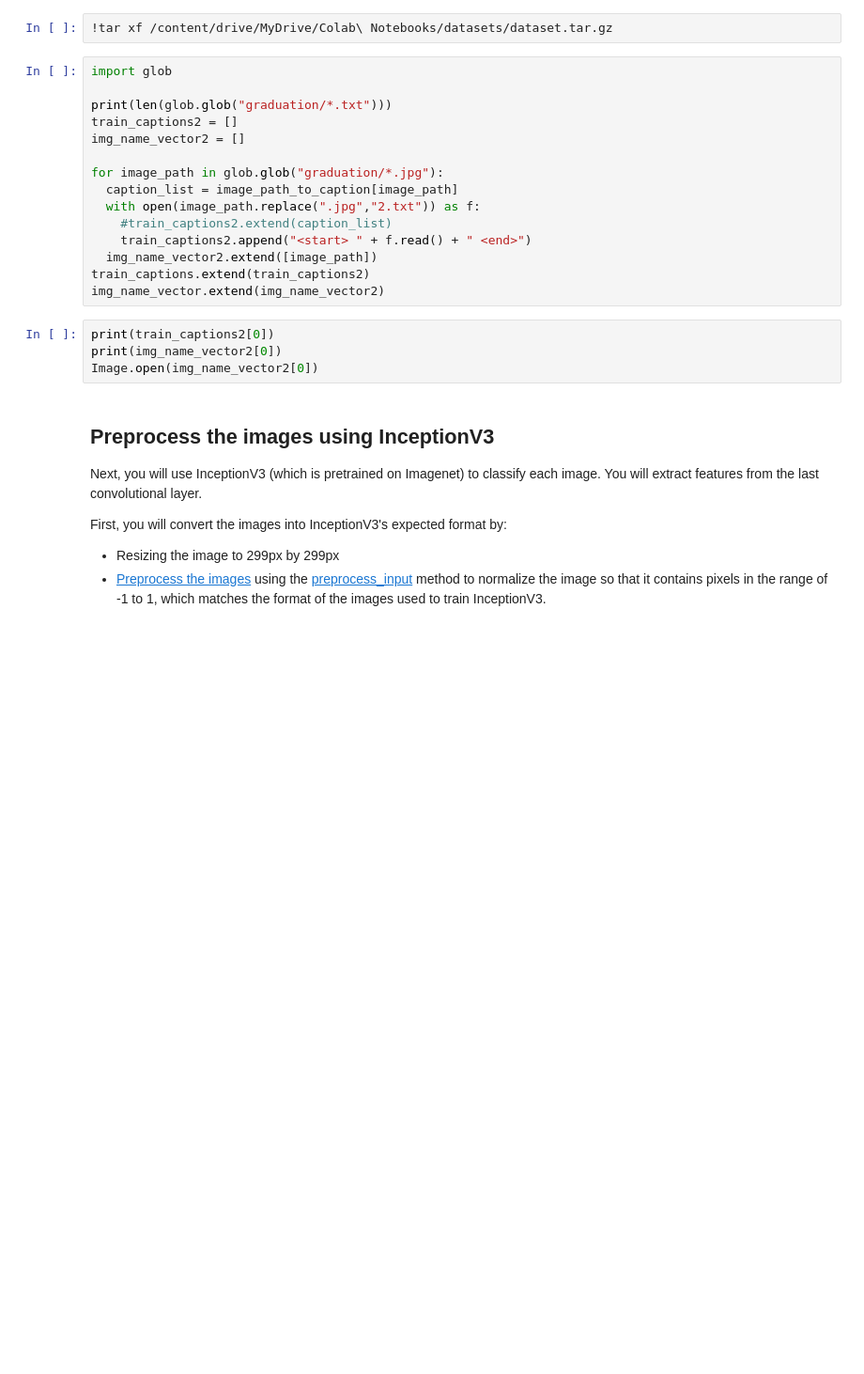
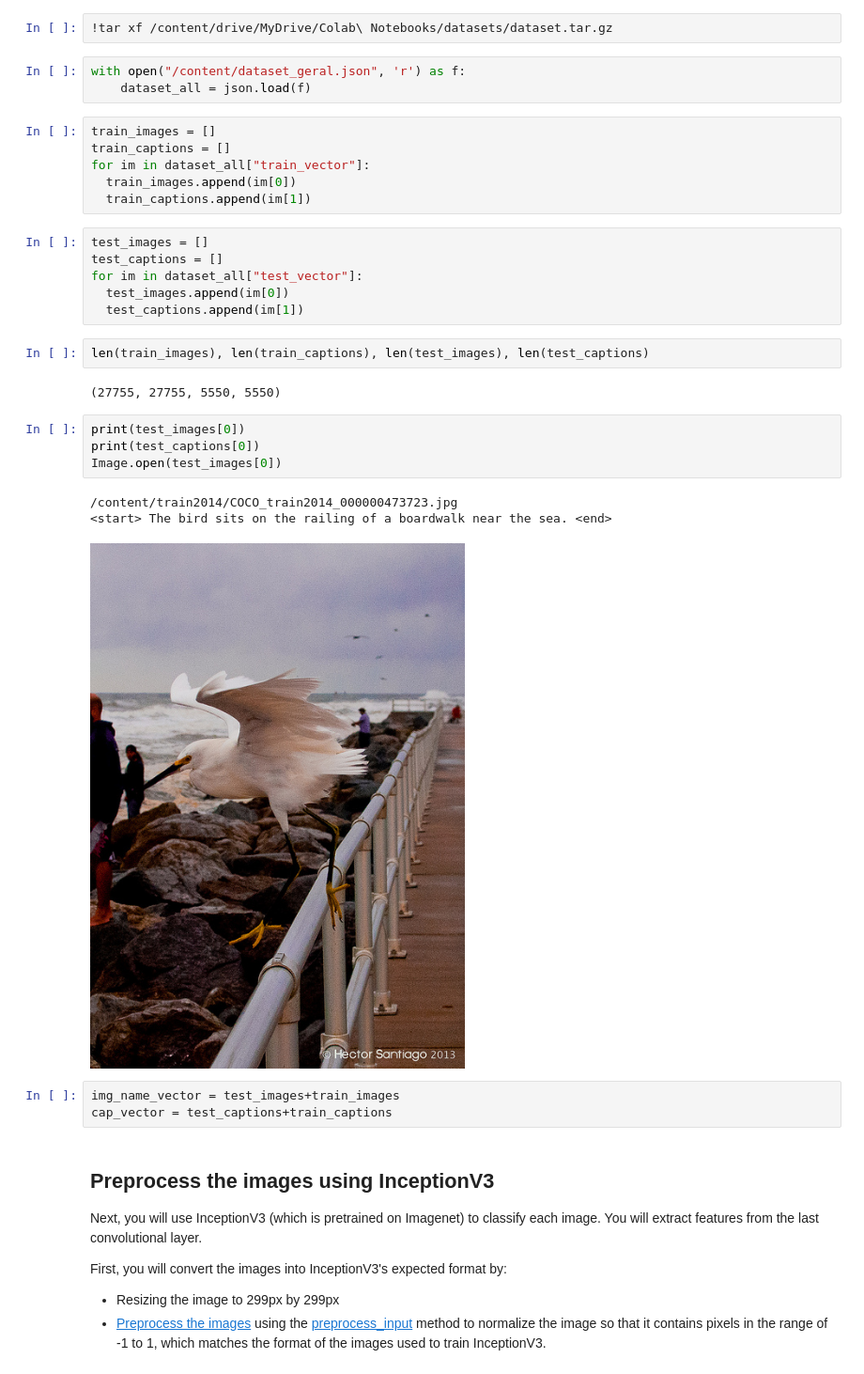
Before and after one commit to lucaswamser/imageDescriptionModels, a Jupyter notebook: attention_model.ipynb, the cells around one changed output. Shown at 94% size. Cells and saved outputs as stored; diff of their text form; blank space fills up the shorter version.

```diff
--- a/attention_model.ipynb
+++ b/attention_model.ipynb
@@ -80,24 +38,35 @@ drive.mount('/content/drive')
 # %%
 !tar xf /content/drive/MyDrive/Colab\ Notebooks/datasets/dataset.tar.gz
-# %%
-import glob
-
-print(len(glob.glob("graduation/*.txt")))
-train_captions2 = []
-img_name_vector2 = []
-
-for image_path in glob.glob("graduation/*.jpg"):
-  caption_list = image_path_to_caption[image_path]
-  with open(image_path.replace(".jpg","2.txt")) as f:
-    #train_captions2.extend(caption_list)
-    train_captions2.append("<start> " + f.read() + " <end>")
-  img_name_vector2.extend([image_path])
-train_captions.extend(train_captions2)
-img_name_vector.extend(img_name_vector2)
+# %%
+with open("/content/dataset_geral.json", 'r') as f:
+    dataset_all = json.load(f)
+# %%
+train_images = []
+train_captions = []
+for im in dataset_all["train_vector"]:
+  train_images.append(im[0])
+  train_captions.append(im[1])
+# %%
+test_images = []
+test_captions = []
+for im in dataset_all["test_vector"]:
+  test_images.append(im[0])
+  test_captions.append(im[1])
+# %%
+len(train_images), len(train_captions), len(test_images), len(test_captions)
+# %% [output]
+(27755, 27755, 5550, 5550)
 # %%
-print(train_captions2[0])
-print(img_name_vector2[0])
-Image.open(img_name_vector2[0])
+print(test_images[0])
+print(test_captions[0])
+Image.open(test_images[0])
+# %% [output]
+/content/train2014/COCO_train2014_000000473723.jpg
+<start> The bird sits on the railing of a boardwalk near the sea. <end>
+[figure, added]
+# %%
+img_name_vector = test_images+train_images
+cap_vector = test_captions+train_captions
 # %% [markdown]
 ## Preprocess the images using InceptionV3
 Next, you will use InceptionV3 (which is pretrained on Imagenet) to classify each image. You will extract features from the last convolutional layer.
```
Also changed, not shown: parts of 12 cells of this notebook.
